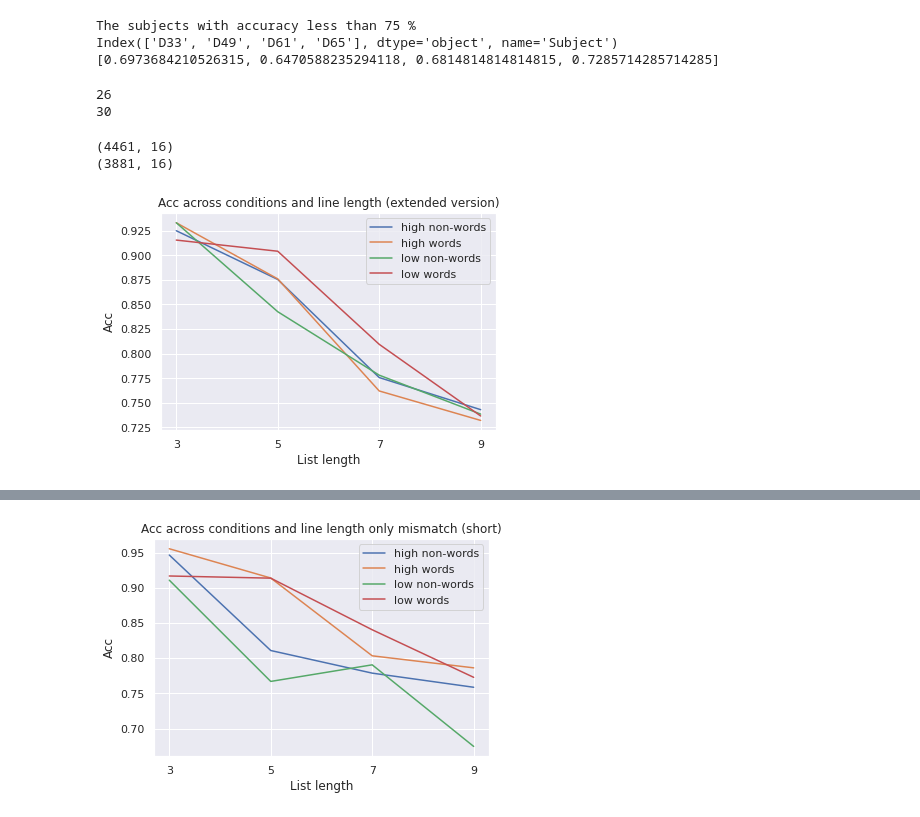
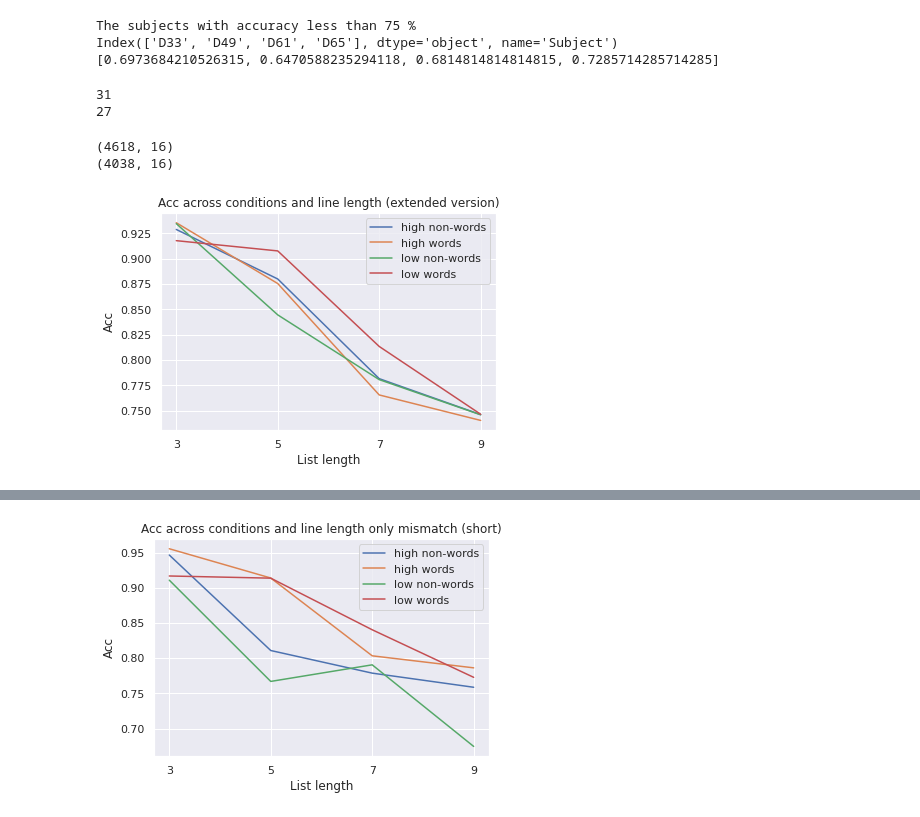
Before and after one commit to cristinarainich/Sternberg_analysis, a Jupyter notebook: Models.ipynb, the cells around one changed output, grey strips where cells are left out. Drawn from its saved outputs; the diff is of its cells as text; code cells hidden in the pictures.

```diff
--- a/Models.ipynb
+++ b/Models.ipynb
@@ -1601,2 +1621,4 @@ array(['D23', 'D26', 'D27', 'D28', 'D29', 'D30', 'D31', 'D33', 'D36',
+# %%
+ieeg_no_outliers = ieeg_[~ieeg_['ReactionTime'].isnull()]
 # %%
 print(ieeg_.isnull().sum()['ReactionTime'])
@@ -1607,5 +1627,5 @@ print(ieeg_.isnull().sum()['ReactionTime'])
 149
 0
 # %%
-rt = ieeg_.ReactionTime.values
-ieeg_['stdRT'] = (rt -rt.mean())/rt.std()
+rt = ieeg_no_outliers.ReactionTime.values
+ieeg_no_outliers['stdRT'] = (rt -rt.mean())/rt.std()
@@ -1629,7 +1654,7 @@ sns.displot(ieeg_['stdRT']);
 # %% [markdown]
 ## Plotting updated ieeg dataset
 # %%
-checkset = ieeg_.groupby(['Subject'])[['RespCorrect']].apply(
+checkset = ieeg_no_outliers.groupby(['Subject'])[['RespCorrect']].apply(
     lambda x: x.sum()/x.count()
 )
 (checkset < 0.75).any()
@@ -1654,20 +1679,20 @@ Index(['D33', 'D49', 'D61', 'D65'], dtype='object', name='Subject')
 [0.6973684210526315, 0.6470588235294118, 0.6814814814814815, 0.7285714285714285]
 # %%
 # drop the subjects who are not 75 % accurate
-ieeg_short = ieeg_.copy()
+ieeg_short = ieeg_no_outliers.copy()
 for i in options_drop:
   ieeg_short = ieeg_short[ieeg_short['Subject'] != i]
 # %%
 # we end up with 26 subjects
+print(len(ieeg_no_outliers.Subject.unique()))
 print(len(ieeg_short.Subject.unique()))
-print(len(ieeg_.Subject.unique()))
 # %% [output]
-26
-30
+31
+27
 # %%
-print(ieeg_.shape)
+print(ieeg_no_outliers.shape)
 print(ieeg_short.shape)
 # %% [output]
-(4461, 16)
-(3881, 16)
+(4618, 16)
+(4038, 16)
 # %%
@@ -1677,17 +1702,17 @@ match_short = ieeg_short[ieeg_short['ProbeType'] == 2]
 mismatch_short = ieeg_short[ieeg_short['ProbeType'] == 1]
 # %%
 pl.figure()
-subset = ieeg_.groupby(['ProbeCategory', 'Length'])[['RespCorrect']].mean().reset_index()
+subset = ieeg_no_outliers.groupby(['ProbeCategory', 'Length'])[['RespCorrect']].mean().reset_index()
 for i in subset.ProbeCategory.unique():
   x = subset[subset['ProbeCategory'] == i]
   pl.plot(x.Length, x.RespCorrect)
 pl.xticks(x.Length)
 pl.xlabel('List length')
 pl.ylabel('Acc')
 pl.legend(subset.ProbeCategory.unique())
 pl.title('Acc across conditions and line length (extended version)');
 # %% [output]
-[figure, old version]
+[figure, new version]
 # %%
 pl.figure()
 subset = ieeg_short.groupby(['ProbeCategory', 'Length'])[['RespCorrect']].mean().reset_index()
```
Also changed, not shown: parts of 35 cells of this notebook.
